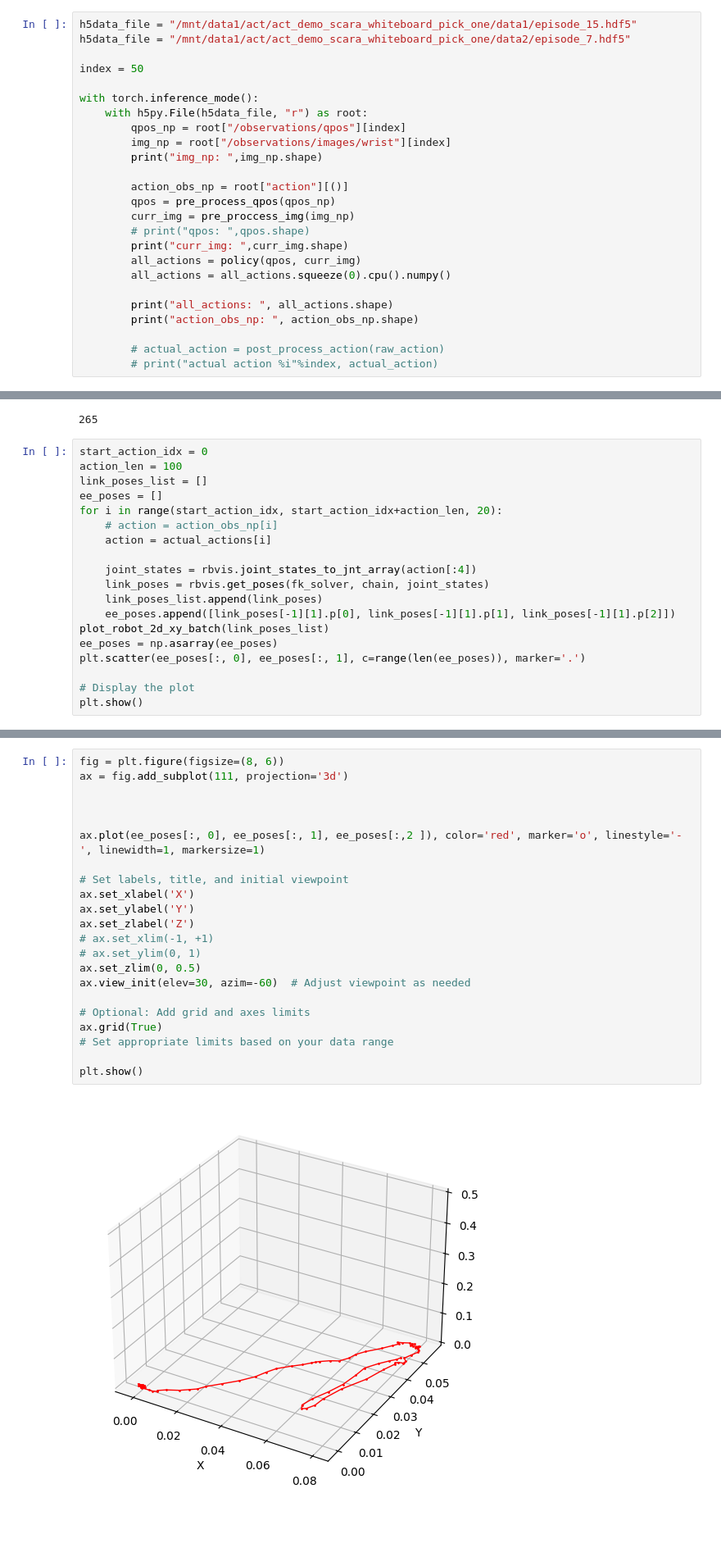
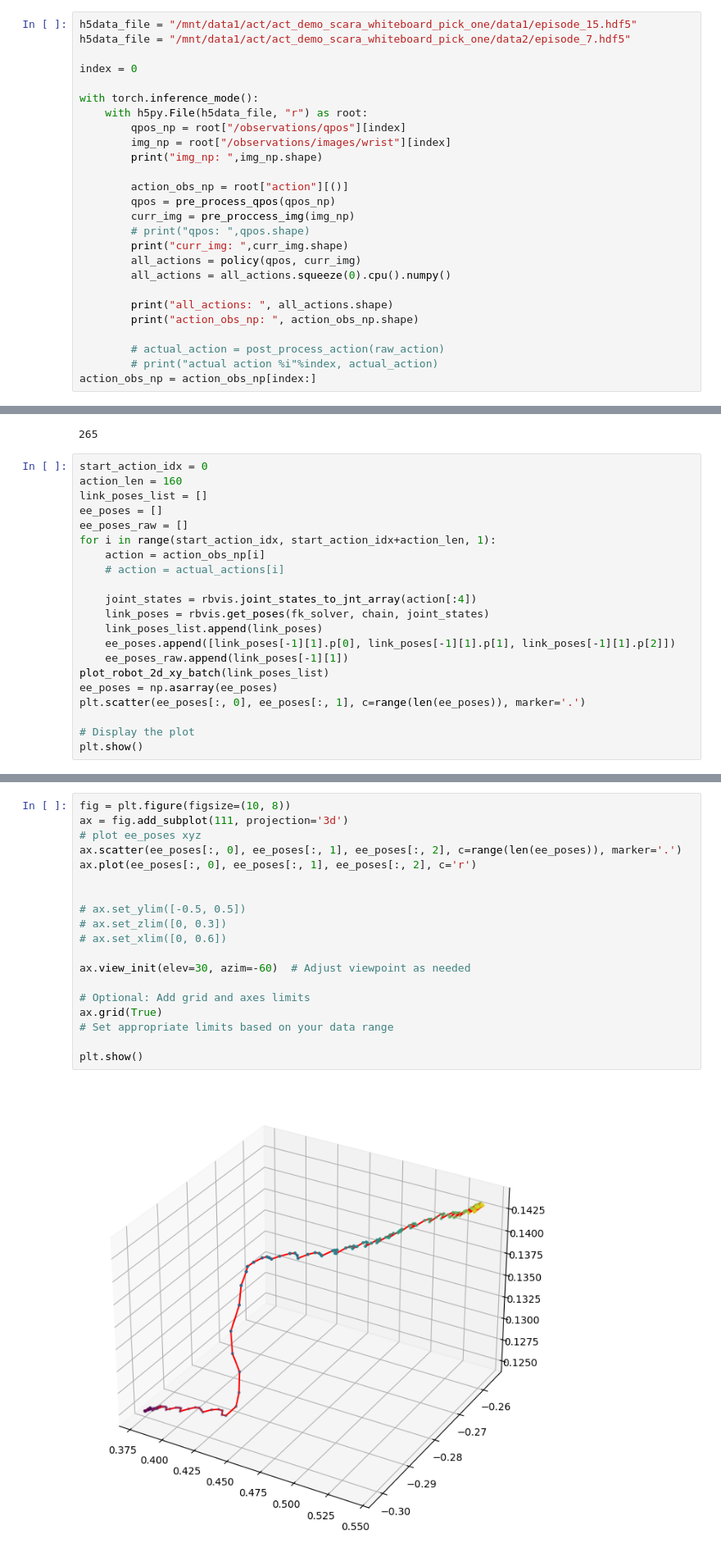
Before and after one commit to AgRoboticsResearch/act-plus-plus, a Jupyter notebook: playground/inference_scara_visualization.ipynb, the cells around one changed output, grey strips where cells are left out. Shown at 82% size. Drawn from its saved outputs; the diff is of its cells as text; blank space fills up the shorter version.

```diff
--- a/playground/inference_scara_visualization.ipynb
+++ b/playground/inference_scara_visualization.ipynb
@@ -63,7 +68,7 @@ def pre_proccess_img(img):
 h5data_file = "/mnt/data1/act/act_demo_scara_whiteboard_pick_one/data1/episode_15.hdf5"
 h5data_file = "/mnt/data1/act/act_demo_scara_whiteboard_pick_one/data2/episode_7.hdf5"
 
-index = 50
+index = 0
 
 with torch.inference_mode():
     with h5py.File(h5data_file, "r") as root:
@@ -84,6 +89,7 @@ with torch.inference_mode():
 
         # actual_action = post_process_action(raw_action)
         # print("actual action %i"%index, actual_action)
+action_obs_np = action_obs_np[index:]
 # %% [output]
 img_np:  (480, 640, 3)
 curr_img:  torch.Size([1, 1, 3, 480, 640])
@@ -215,17 +221,19 @@ len(action_obs_np)
 265
 # %%
 start_action_idx = 0
-action_len = 100
+action_len = 160
 link_poses_list = []
 ee_poses = []
-for i in range(start_action_idx, start_action_idx+action_len, 20):
-    # action = action_obs_np[i]
-    action = actual_actions[i]
+ee_poses_raw = []
+for i in range(start_action_idx, start_action_idx+action_len, 1):
+    action = action_obs_np[i]
+    # action = actual_actions[i]
 
     joint_states = rbvis.joint_states_to_jnt_array(action[:4])
     link_poses = rbvis.get_poses(fk_solver, chain, joint_states)
     link_poses_list.append(link_poses)
     ee_poses.append([link_poses[-1][1].p[0], link_poses[-1][1].p[1], link_poses[-1][1].p[2]])
+    ee_poses_raw.append(link_poses[-1][1])
 plot_robot_2d_xy_batch(link_poses_list)
 ee_poses = np.asarray(ee_poses)
 plt.scatter(ee_poses[:, 0], ee_poses[:, 1], c=range(len(ee_poses)), marker='.')
@@ -245,24 +275,21 @@ plt.colorbar()
 # %%
-fig = plt.figure(figsize=(8, 6))
+fig = plt.figure(figsize=(10, 8))
 ax = fig.add_subplot(111, projection='3d')
+# plot ee_poses xyz
+ax.scatter(ee_poses[:, 0], ee_poses[:, 1], ee_poses[:, 2], c=range(len(ee_poses)), marker='.')
+ax.plot(ee_poses[:, 0], ee_poses[:, 1], ee_poses[:, 2], c='r')
 
 
+# ax.set_ylim([-0.5, 0.5])
+# ax.set_zlim([0, 0.3])
+# ax.set_xlim([0, 0.6])
 
-ax.plot(ee_poses[:, 0], ee_poses[:, 1], ee_poses[:,2 ]), color='red', marker='o', linestyle='-', linewidth=1, markersize=1)
-
-# Set labels, title, and initial viewpoint
-ax.set_xlabel('X')
-ax.set_ylabel('Y')
-ax.set_zlabel('Z')
-# ax.set_xlim(-1, +1)
-# ax.set_ylim(0, 1)
-ax.set_zlim(0, 0.5)
 ax.view_init(elev=30, azim=-60)  # Adjust viewpoint as needed
 
 # Optional: Add grid and axes limits
 ax.grid(True)
 # Set appropriate limits based on your data range
 
 plt.show()
 # %% [output]
-[figure, old version]
+[figure, new version]
```
Also changed, not shown: parts of 20 cells of this notebook, 1 other file.
